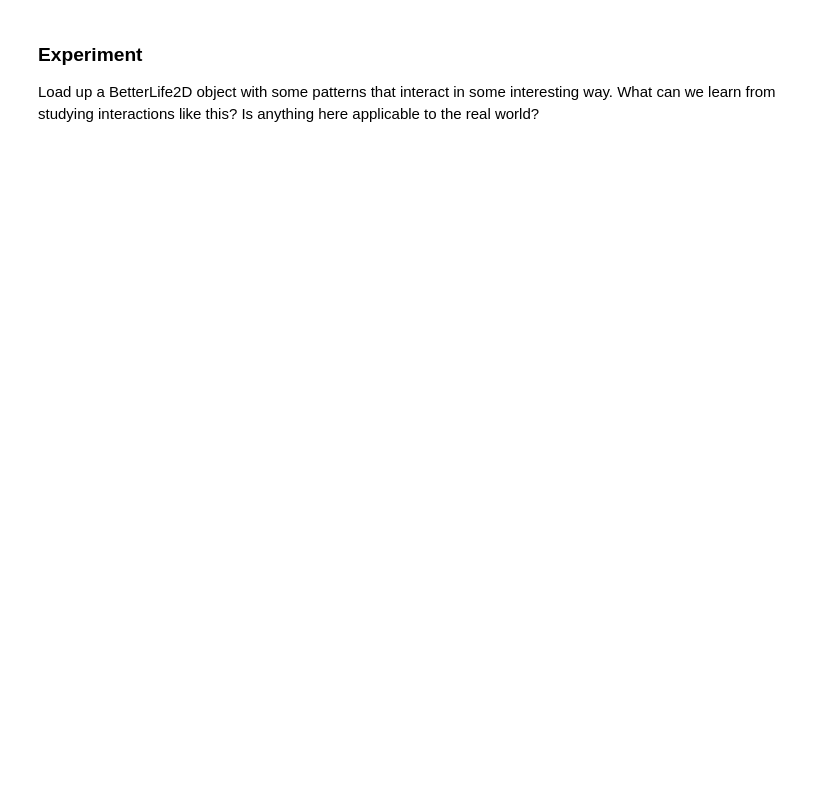
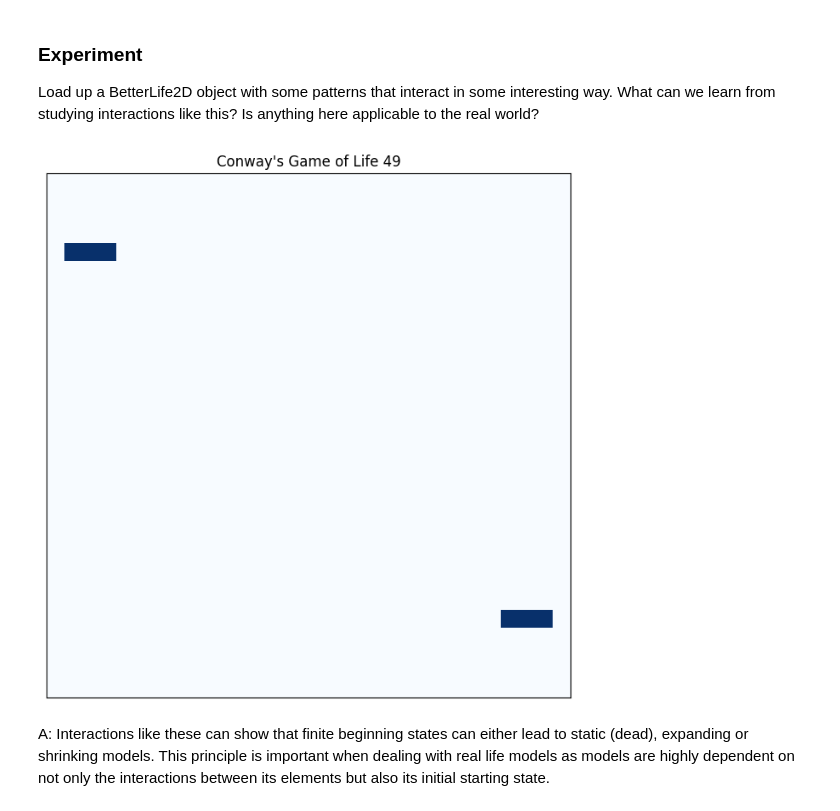
Before and after one commit to pmilks/cap-comp215, a Jupyter notebook: labs/lab06.ipynb, the cells around one changed output. Saved outputs shown, nothing was run; the diff lists cells and outputs as text; code cells hidden in the pictures; blank space fills up the shorter version.

```diff
--- a/labs/lab06.ipynb
+++ b/labs/lab06.ipynb
@@ -225,0 +237,14 @@ What can we learn from studying interactions like this?   Is anything here appli
+# %%
+life = BetterLife2D(30)
+life.load_pattern(0,0,patterns[0])
+life.load_pattern(27,27,np.flip(patterns[0]))
+gol = Animation2D(life, frames=50)
+gol.animate()
+
+'''
+Collision between gliders creates blinkers
+'''
+# %% [output]
+[figure, added]
+# %% [markdown]
+A: Interactions like these can show that finite beginning states can either lead to static (dead), expanding or shrinking models. This principle is important when dealing with real life models as models are highly dependent on not only the interactions between its elements but also its initial starting state.
```
Also changed, not shown: parts of 6 cells of this notebook.
